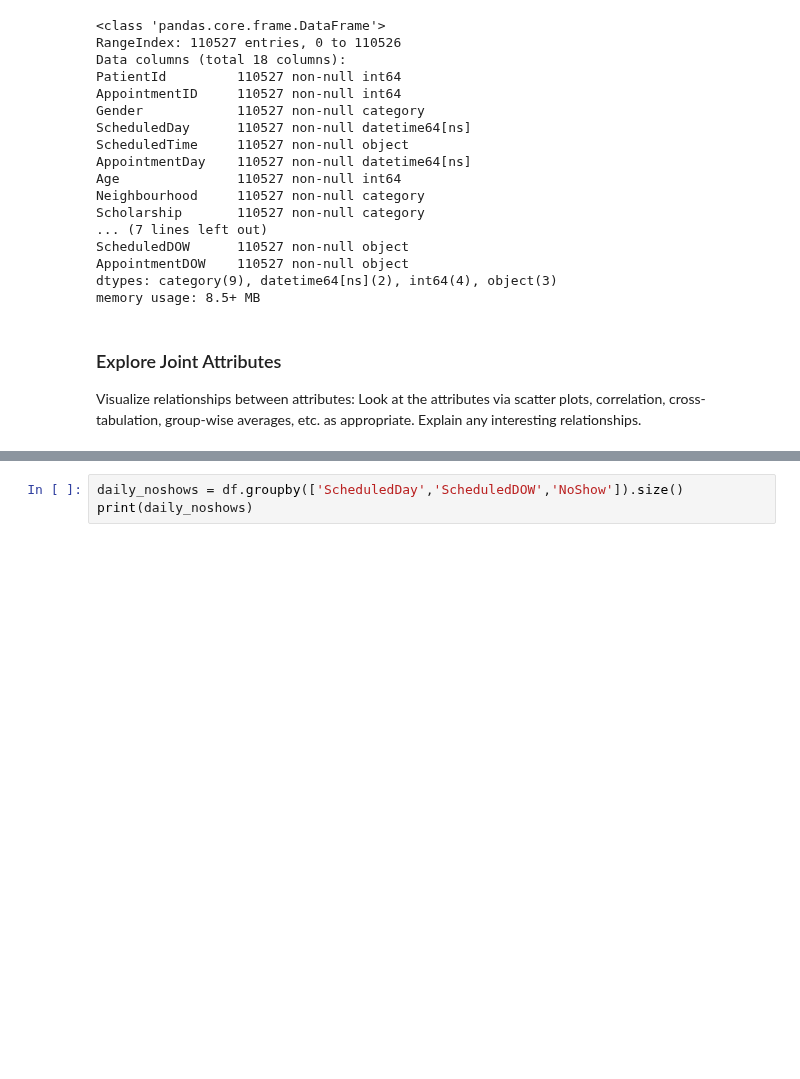
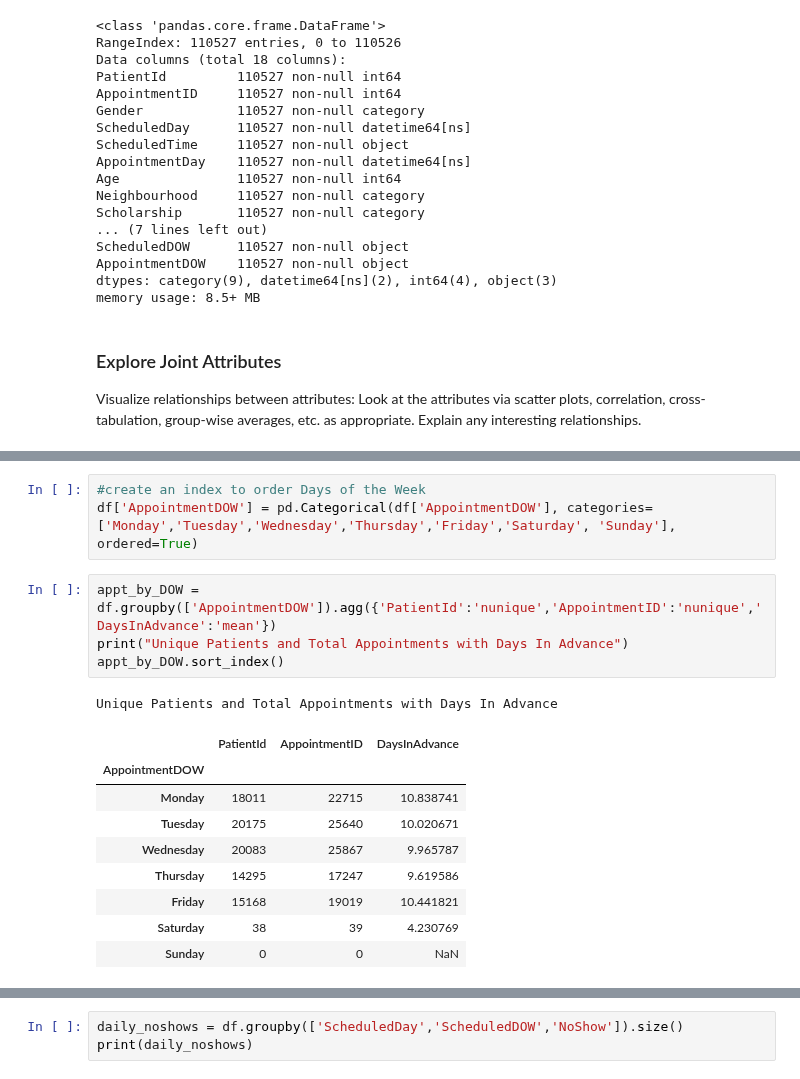
Before and after one commit to cdmorgan103/7331DataMiningNoShow, a Jupyter notebook: 7331DataMiningNoShow_CR.ipynb, the cells around one changed output, grey strips where cells are left out. Drawn from its saved outputs; the diff is of its cells as text; blank space fills up the shorter version.

```diff
--- a/7331DataMiningNoShow_CR.ipynb
+++ b/7331DataMiningNoShow_CR.ipynb
@@ -434,3 +393,21 @@ NOTE: I WANT TO SHOW EACH DOW WITH NO SHOW APPTS IN TWO LINES. ONE LINE FOR TRUE
+# %%
+#create an index to order Days of the Week
+df['AppointmentDOW'] = pd.Categorical(df['AppointmentDOW'], categories=['Monday','Tuesday','Wednesday','Thursday','Friday','Saturday', 'Sunday'], ordered=True)
+# %%
+appt_by_DOW = df.groupby(['AppointmentDOW']).agg({'PatientId':'nunique','AppointmentID':'nunique','DaysInAdvance':'mean'})
+print("Unique Patients and Total Appointments with Days In Advance")
+appt_by_DOW.sort_index()
+# %% [output]
+Unique Patients and Total Appointments with Days In Advance
+|  | PatientId | AppointmentID | DaysInAdvance |
+| AppointmentDOW |  |  |  |
+| Monday | 18011 | 22715 | 10.838741 |
+| Tuesday | 20175 | 25640 | 10.020671 |
+| Wednesday | 20083 | 25867 | 9.965787 |
+| Thursday | 14295 | 17247 | 9.619586 |
+| Friday | 15168 | 19019 | 10.441821 |
+| Saturday | 38 | 39 | 4.230769 |
+| Sunday | 0 | 0 | NaN |
 # %%
 plot_by_DOW = appt_by_DOW.plot(title='Day of the Week Appointments')
 plot_by_DOW.set_xlabel('Day of the Week')
```
Also changed, not shown: parts of 28 cells of this notebook.
